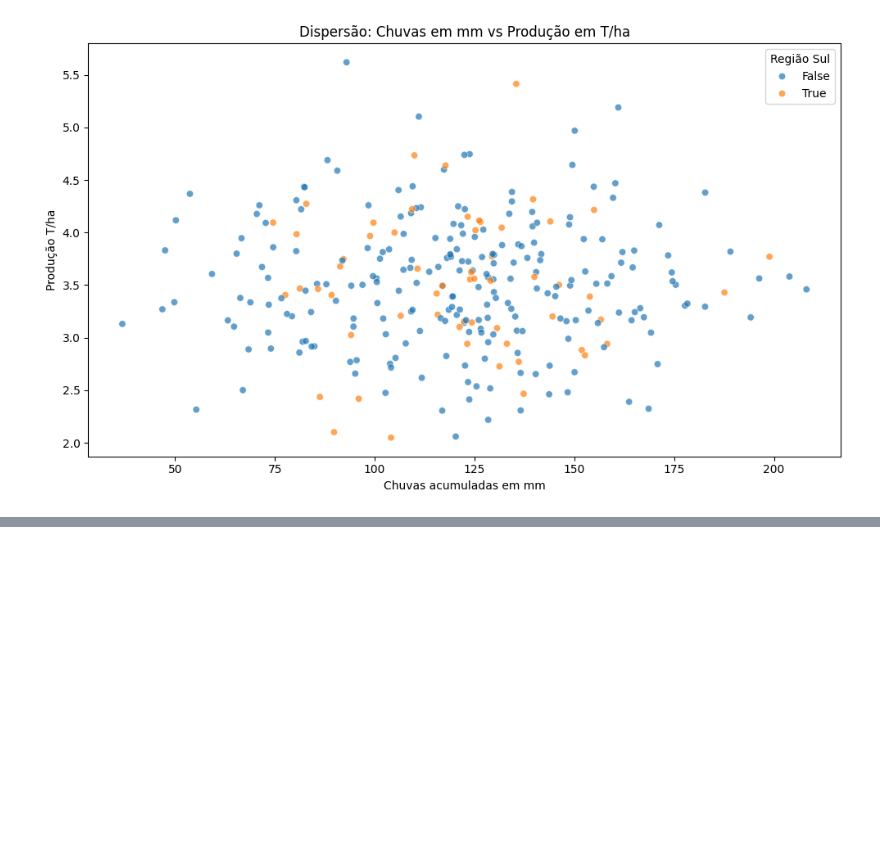
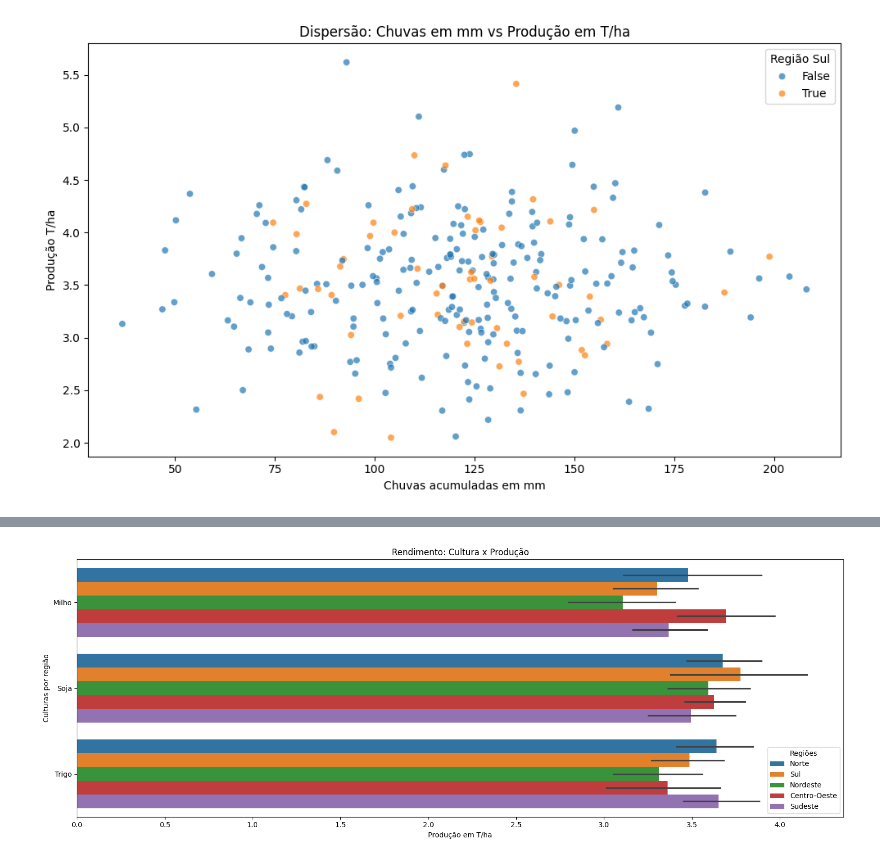
Before and after one commit to AndreiBataglia/projetos-em-ia-e-analise, a Jupyter notebook: notebooks/semana_01_analise_dados_agricola.ipynb, the cells around one changed output, grey strips where cells are left out. Saved outputs shown, nothing was run; the diff lists cells and outputs as text; code cells hidden in the pictures; blank space fills up the shorter version.

```diff
--- a/notebooks/semana_01_analise_dados_agricola.ipynb
+++ b/notebooks/semana_01_analise_dados_agricola.ipynb
@@ -183,0 +193,10 @@ plt.tight_layout()
+# %%
+plt.figure(figsize=(16,6))
+sns.barplot(data=df, x="producao_ton_ha", y="cultura", hue=df["regiao"])
+plt.title("Rendimento: Cultura x Produção")
+plt.xlabel("Produção em T/ha")
+plt.ylabel("Culturas por região")
+plt.legend(title="Regiões")
+plt.tight_layout()
+# %% [output]
+[figure, added]
```
Also changed, not shown: parts of 2 cells of this notebook.
